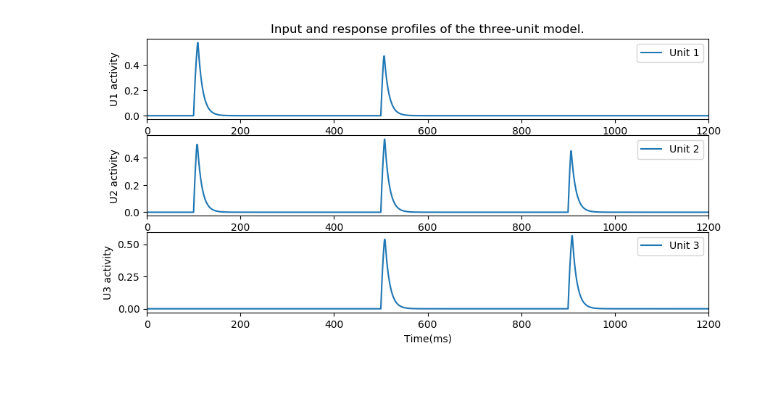
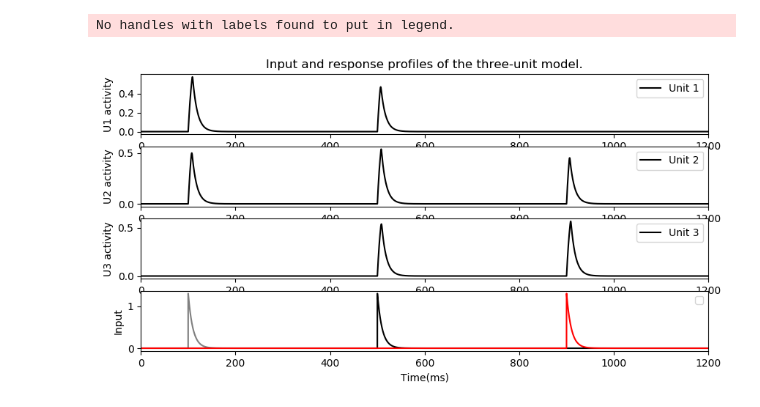
Before and after one commit to ChristophMetzner/Park_Geffen_Replication, a Jupyter notebook: Code/Three_unit_model.ipynb, the cells around one changed output. Cells and saved outputs as stored; diff of their text form; code cells hidden in the pictures; blank space fills up the shorter version.

```diff
--- a/Code/Three_unit_model.ipynb
+++ b/Code/Three_unit_model.ipynb
@@ -138,32 +138,41 @@ def three_unit_simulation(t,dt,tau_d1,tau_d2,w_ee,w_ep,w_es,w_pe,w_pp,w_ps,w_se,
 # %%
 #Fig 2 Input and response profiles of the three-unit model.
 
 input_tones = [100, 500, 900]
 dur = 100
 I_ext[0] = thalamic_input(t, dt, [input_tones[0]], dur, tau_q = 10, q = 1.3)
 I_ext[1] = thalamic_input(t, dt, [input_tones[1]], dur, tau_q = 10, q = 1.3)
 I_ext[2] = thalamic_input(t, dt, [input_tones[2]], dur, tau_q = 10, q = 1.3)
 opt_pv = np.zeros((len(t)))
 opt_sst = np.zeros((len(t)))
 g,u,p,s = three_unit_simulation(t,dt,tau_d1,tau_d2,w_ee,w_ep,w_es,w_pe,w_pp,w_ps,w_se,w_sp,w_ss,q,I_ext,u_th,p_th,s_th,r_u,r_p,r_s,tau_u,tau_p,tau_s,opt_pv,opt_sst,opt_gen_flag=0)
 
-fig, ax = plt.subplots(3,1,figsize=(10, 5), dpi=100)
-ax[0].plot(t,u[0],label="Unit 1")
+fig, ax = plt.subplots(4,1,figsize=(10, 5), dpi=100)
+ax[0].plot(t,u[0],'k',label="Unit 1")
 ax[0].set(ylabel="U1 activity", xlim=[0,1200],yticks =(np.arange(0, max(u[0]), step=0.2)),title="Input and response profiles of the three-unit model.")
 ax[0].legend()
 
 
-ax[1].plot(t,u[1],label="Unit 2")
+ax[1].plot(t,u[1],'k',label="Unit 2")
 ax[1].set(ylabel="U2 activity", xlim=[0,1200])
 ax[1].legend()
 
 
-ax[2].plot(t,u[2],label="Unit 3")
+ax[2].plot(t,u[2],'k',label="Unit 3")
 ax[2].set(ylabel="U3 activity", xlabel = "Time(ms)", xlim=[0,1200])
 ax[2].legend()
+
+ax[3].plot(t,I_ext[0],'0.5')
+ax[3].plot(t,I_ext[1],'k')
+ax[3].plot(t,I_ext[2],'r')
+ax[3].set(ylabel="Input", xlabel = "Time(ms)", xlim=[0,1200])
+ax[3].legend()
+
+plt.savefig('../Figures/New_15_12_20/Fig2C-F.png')
 plt.show()
 # %% [output]
+No handles with labels found to put in legend.
-[figure, old version]
+[figure, new version]
 # %%
 # Fig 4. Summary of SSA in the rate model
 
```
Also changed, not shown: parts of 8 cells of this notebook, 4 other files.
